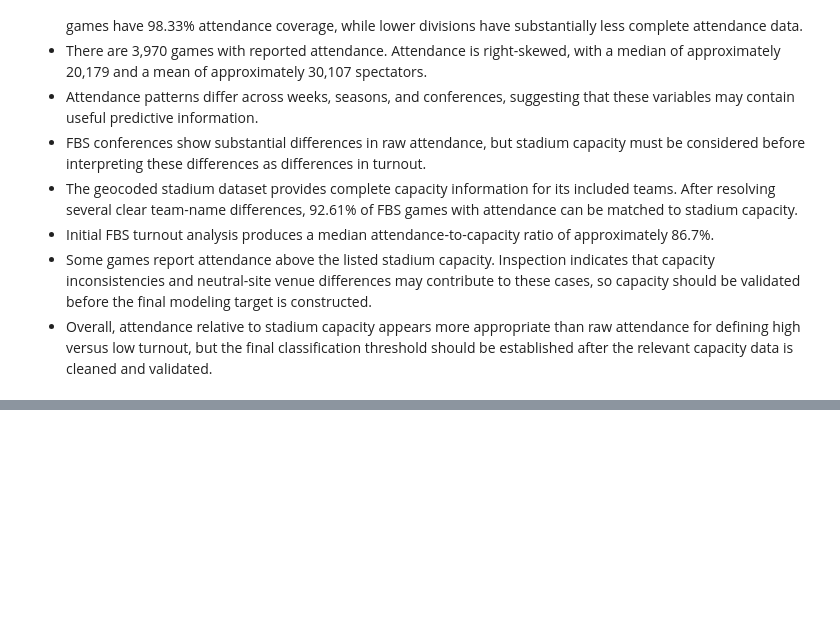
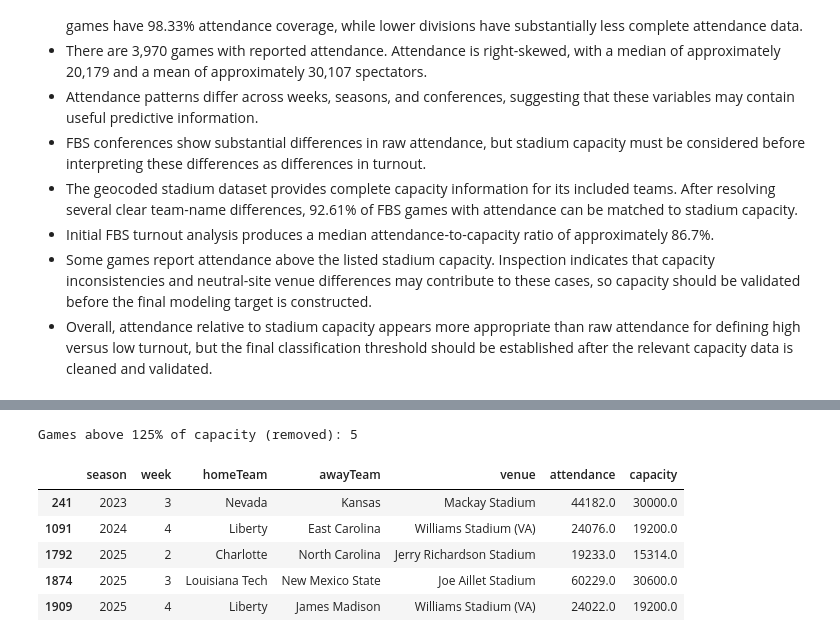
Before and after one commit to Break-Through-Tech/Sports-Analytics-1B-assessing-football-stadium-attendance-and-experience, a Jupyter notebook: notebooks/01_eda_feature_engineering.ipynb, the cells around one changed output, grey strips where cells are left out. Cells and saved outputs as stored; diff of their text form; code cells hidden in the pictures; blank space fills up the shorter version.

```diff
--- a/notebooks/01_eda_feature_engineering.ipynb
+++ b/notebooks/01_eda_feature_engineering.ipynb
@@ -1255,0 +1389,19 @@ The initial exploratory analysis of the updated 2023–2025 data identified seve
+# %%
+teams_in_different_stadium = [
+    "Georgia State",
+    "Hawai'i",
+    "UNLV",
+    "San Diego State",
+    "Colorado State",
+    "South Alabama",
+]
+
+wrong_stadium = (
+    clean_df["homeTeam"].isin(teams_in_different_stadium)
+    | ((clean_df["homeTeam"] == "Northwestern") & (clean_df["venue"] != "Ryan Field"))
+)
+
+print("Games with the wrong stadium capacity:", wrong_stadium.sum())
+
+clean_df = clean_df[~wrong_stadium]
+print("Rows remaining:", len(clean_df))
@@ -1255,0 +1456,16 @@ The initial exploratory analysis of the updated 2023–2025 data identified seve
+# %%
+clean_df["turnout_rate"] = clean_df["attendance"] / clean_df["capacity"]
+
+extreme_outliers = clean_df["turnout_rate"] > 1.25
+print("Games above 125% of capacity (removed):", extreme_outliers.sum())
+display(clean_df.loc[extreme_outliers, ["season", "week", "homeTeam", "awayTeam", "venue", "attendance", "capacity"]])
+
+clean_df = clean_df[~extreme_outliers]
+# %% [output]
+Games above 125% of capacity (removed): 5
+|  | season | week | homeTeam | awayTeam | venue | attendance | capacity |
+| 241 | 2023 | 3 | Nevada | Kansas | Mackay Stadium | 44182.0 | 30000.0 |
+| 1091 | 2024 | 4 | Liberty | East Carolina | Williams Stadium (VA) | 24076.0 | 19200.0 |
+| 1792 | 2025 | 2 | Charlotte | North Carolina | Jerry Richardson Stadium | 19233.0 | 15314.0 |
+| 1874 | 2025 | 3 | Louisiana Tech | New Mexico State | Joe Aillet Stadium | 60229.0 | 30600.0 |
+| 1909 | 2025 | 4 | Liberty | James Madison | Williams Stadium (VA) | 24022.0 | 19200.0 |
```
Also changed, not shown: parts of 30 cells of this notebook, 1 other file.
